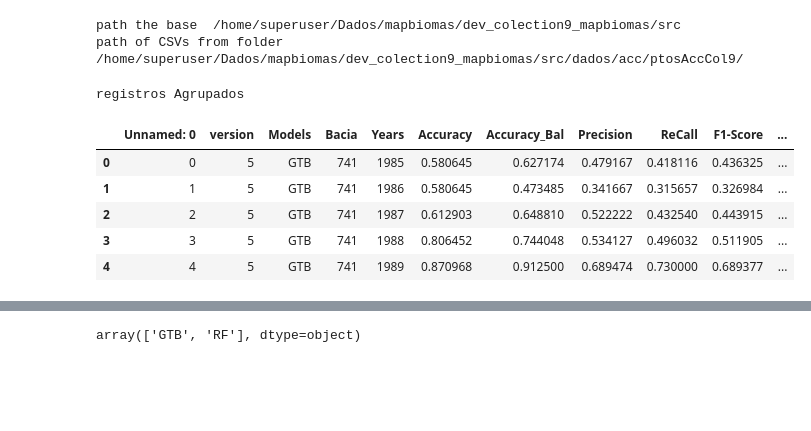
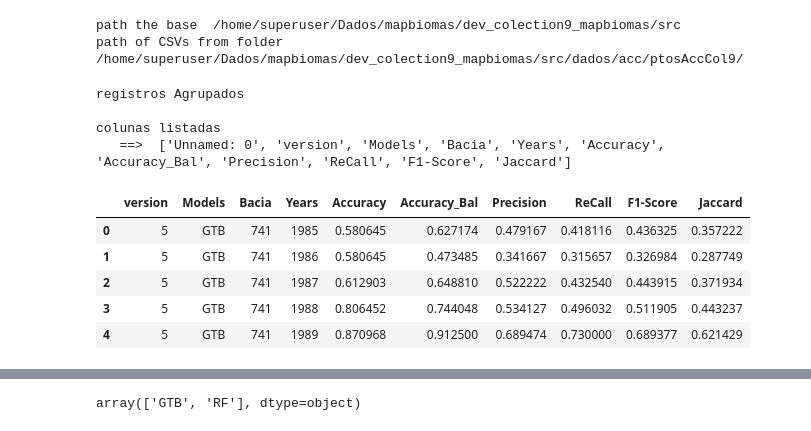
Before and after one commit to soltan1201/dev_colection9_mapbiomas, a Jupyter notebook: src/validation/dashborad.ipynb, the cells around one changed output, grey strips where cells are left out. Drawn from its saved outputs; the diff is of its cells as text; code cells hidden in the pictures; blank space fills up the shorter version.

```diff
--- a/src/validation/dashborad.ipynb
+++ b/src/validation/dashborad.ipynb
@@ -80,14 +80,21 @@ nameTablesBacia = "regMetricsAccBaciasCol9.csv"
 # %%
 dfAccYY = pd.read_csv(pathOutpout + nameTablesGlob)
 dfAccBacia = pd.read_csv(pathOutpout + nameTablesBacia)
 # show the first rows
 print("registros Agrupados \n")
+colInts = [kk for kk in dfAccBacia.columns]
+print("colunas listadas \n   ==> ",colInts)
+colInts.remove('Unnamed: 0')
+dfAccBacia = dfAccBacia[colInts]
 dfAccBacia.head()
 # %% [output]
 registros Agrupados
+
+colunas listadas
+   ==>  ['Unnamed: 0', 'version', 'Models', 'Bacia', 'Years', 'Accuracy', 'Accuracy_Bal', 'Precision', 'ReCall', 'F1-Score', 'Jaccard']
-|  | Unnamed: 0 | version | Models | Bacia | Years | Accuracy | Accuracy_Bal | Precision | ReCall | F1-Score | ... |
-| 0 | 0 | 5 | GTB | 741 | 1985 | 0.580645 | 0.627174 | 0.479167 | 0.418116 | 0.436325 | ... |
-| 1 | 1 | 5 | GTB | 741 | 1986 | 0.580645 | 0.473485 | 0.341667 | 0.315657 | 0.326984 | ... |
-| 2 | 2 | 5 | GTB | 741 | 1987 | 0.612903 | 0.648810 | 0.522222 | 0.432540 | 0.443915 | ... |
-| 3 | 3 | 5 | GTB | 741 | 1988 | 0.806452 | 0.744048 | 0.534127 | 0.496032 | 0.511905 | ... |
-| 4 | 4 | 5 | GTB | 741 | 1989 | 0.870968 | 0.912500 | 0.689474 | 0.730000 | 0.689377 | ... |
+|  | version | Models | Bacia | Years | Accuracy | Accuracy_Bal | Precision | ReCall | F1-Score | Jaccard |
+| 0 | 5 | GTB | 741 | 1985 | 0.580645 | 0.627174 | 0.479167 | 0.418116 | 0.436325 | 0.357222 |
+| 1 | 5 | GTB | 741 | 1986 | 0.580645 | 0.473485 | 0.341667 | 0.315657 | 0.326984 | 0.287749 |
+| 2 | 5 | GTB | 741 | 1987 | 0.612903 | 0.648810 | 0.522222 | 0.432540 | 0.443915 | 0.371934 |
+| 3 | 5 | GTB | 741 | 1988 | 0.806452 | 0.744048 | 0.534127 | 0.496032 | 0.511905 | 0.443237 |
+| 4 | 5 | GTB | 741 | 1989 | 0.870968 | 0.912500 | 0.689474 | 0.730000 | 0.689377 | 0.621429 |
```
Also changed, not shown: parts of 11 cells of this notebook, 37 other files.
